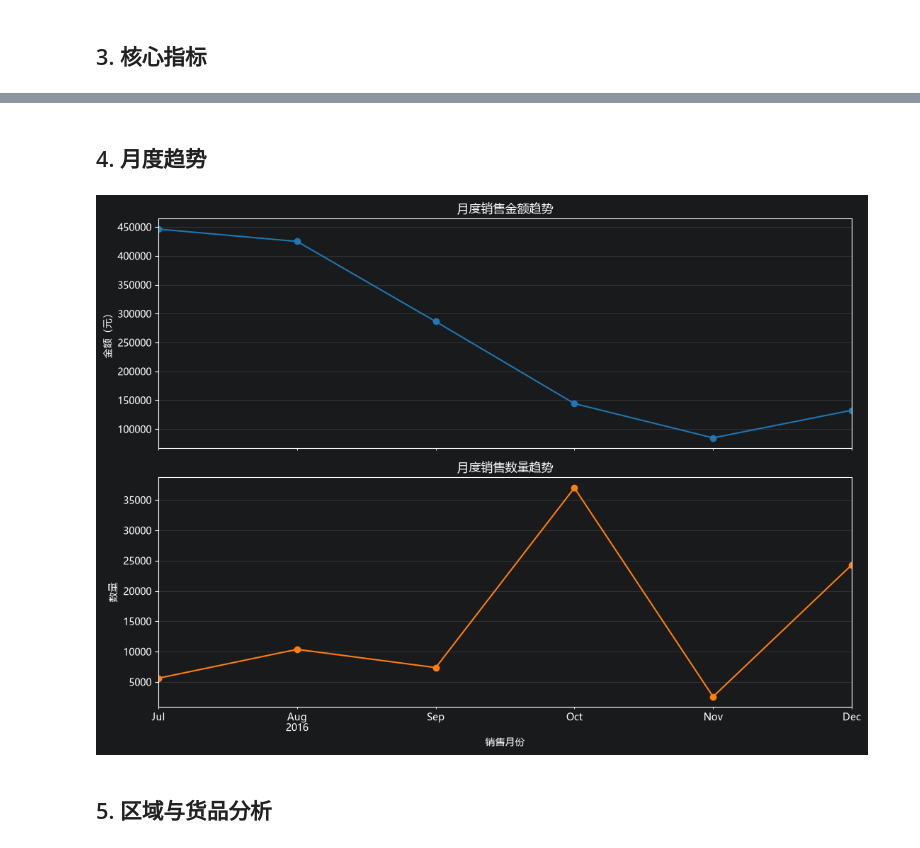
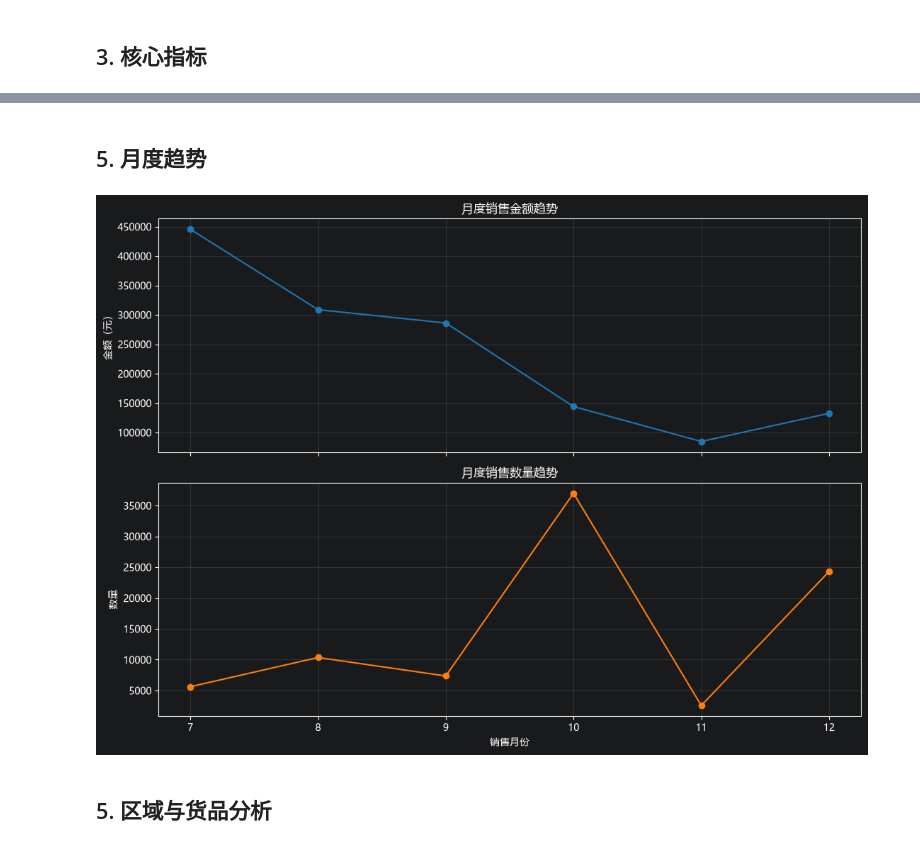
Before and after one commit to Jinjlejune/_-__, a Jupyter notebook: 物流销售数据分析.ipynb, the cells around one changed output, grey strips where cells are left out. Drawn from its saved outputs; the diff is of its cells as text; code cells hidden in the pictures.

```diff
--- a/物流销售数据分析.ipynb
+++ b/物流销售数据分析.ipynb
@@ -89,8 +89,20 @@ data['销售金额'] = data['销售金额'].map(convert_amount)
 data.dropna(axis=0, how='any', inplace=True)
 # 转换后再次整理索引，保证行号连续。
 data.reset_index(drop=True, inplace=True)
-# 将中文列名改成程序统一使用的英文列名。
+# 将“销售时间”列转换为标准的日期时间格式。
+data['销售时间'] = pd.to_datetime(data['销售时间'])
+# 对每条销售时间应用 lambda 表达式，提取月份数值并创建“月份”列。
+data['月份'] = data['销售时间'].apply(lambda x: x.month)
+# 将中文列名改成程序统一使用的英文列名，并保留新建的“月份”列。
 df = data.rename(columns={'订单号': 'order_id', '销售时间': 'sale_date', '交货时间': 'delivery_date', '货品交货状况': 'delivery_status', '货品': 'product', '货品用户反馈': 'customer_feedback', '销售区域': 'sales_region', '数量': 'quantity', '销售金额': 'sales_amount_cny'}).copy()
+# 将销售数量转换为数值类型；无法转换的内容会变成空值。
+df['quantity'] = pd.to_numeric(df['quantity'], errors='coerce')
+# 再次确保销售金额为数值类型，供均值、标准差等统计计算使用。
+df['sales_amount_cny'] = pd.to_numeric(df['sales_amount_cny'], errors='coerce')
+# 删除数值转换失败产生的空值，避免后续统计结果受到影响。
+df.dropna(subset=['quantity', 'sales_amount_cny'], inplace=True)
+# 删除记录后重新生成连续索引。
+df.reset_index(drop=True, inplace=True)
 # 把销售日期和交货日期转换成日期类型。
 df['sale_date'] = pd.to_datetime(df['sale_date'])
 # 计算每条记录从销售到交货经过了多少天。
@@ -179,29 +221,29 @@ print(f"按时交货率（未知状态不计入）：{kpis['按时交货率']:.2
 # %% [markdown]
-## 4. 月度趋势
+## 5. 月度趋势
 # %%
 # 按销售月份汇总金额和数量，用于观察业务随时间的变化趋势。
 # 按销售月份分组，并汇总每个月的销售金额和数量。
-# 按销售月份分组，汇总每月金额和数量。
-monthly = df.assign(month=df['sale_date'].dt.to_period('M')).groupby('month', observed=True).agg(
+# 按新建的“月份”列分组，汇总每月金额和数量。
+monthly = df.groupby('月份', observed=True).agg(
     # 汇总月度销售金额和销售数量。
     sales_amount_cny=('sales_amount_cny', 'sum'), quantity=('quantity', 'sum')
 )
 # 上图看销售金额，下图看销售数量；共享横轴便于按月份对照。
 # 创建上下排列的两个图表。
 # 创建上下排列的两个图表。
 fig, axes = plt.subplots(2, 1, figsize=(11, 8), sharex=True)
 # 在上方图表绘制月度销售金额。
 monthly['sales_amount_cny'].plot(ax=axes[0], marker='o', color='#1f77b4', title='月度销售金额趋势')
 # 在下方图表绘制月度销售数量。
 monthly['quantity'].plot(ax=axes[1], marker='o', color='#ff7f0e', title='月度销售数量趋势')
 # 设置坐标轴名称。
 axes[0].set_ylabel('金额（元）'); axes[1].set_ylabel('数量'); axes[1].set_xlabel('销售月份')
 # 添加浅色网格线，方便比较数据。
 for ax in axes: ax.grid(alpha=.25)
 # 调整布局并显示图表。
 plt.tight_layout(); plt.show()
 # %% [output]
-[figure, old version]
+[figure, new version]
 # %% [markdown]
 ## 5. 区域与货品分析
 # %%
```
Also changed, not shown: parts of 8 cells of this notebook, 2 other files.
